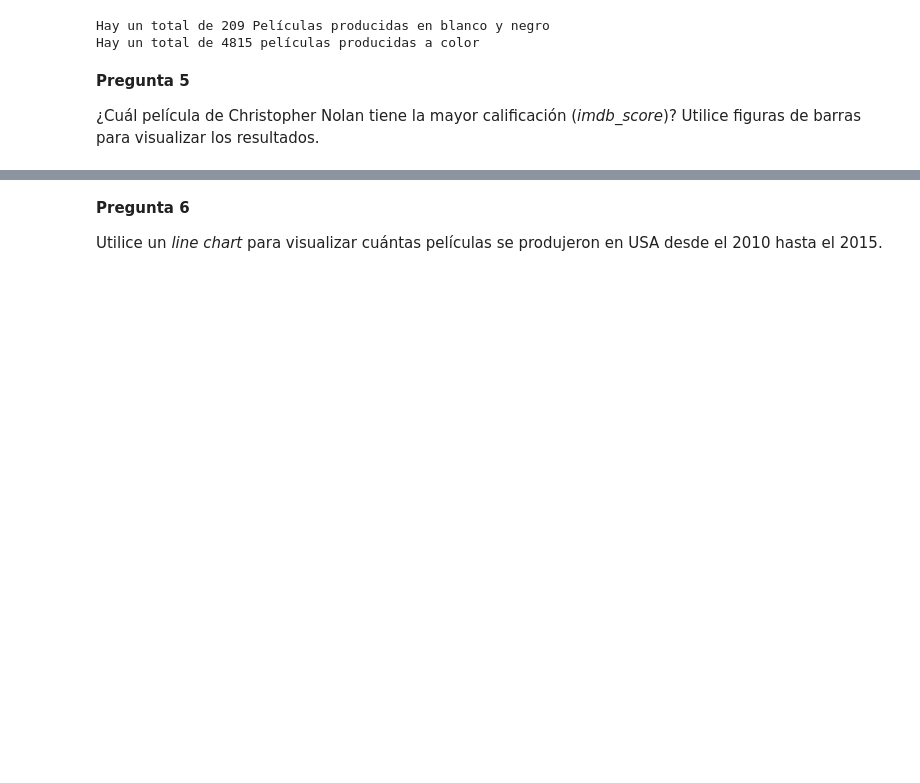
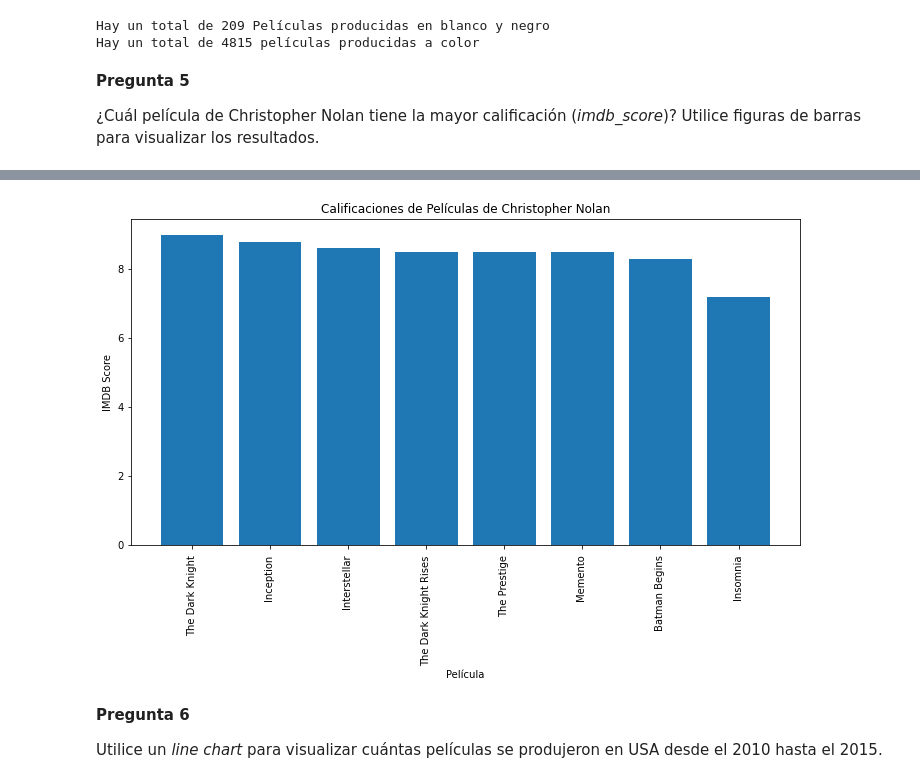
Before and after one commit to dgonzalezt2/IMDBAnalytics, a Jupyter notebook: IMDBAnalyticsColab/IMDBAnalyticsColab_Workshop.ipynb, the cells around one changed output, grey strips where cells are left out. Cells and saved outputs as stored; diff of their text form; code cells hidden in the pictures; blank space fills up the shorter version.

```diff
--- a/IMDBAnalyticsColab/IMDBAnalyticsColab_Workshop.ipynb
+++ b/IMDBAnalyticsColab/IMDBAnalyticsColab_Workshop.ipynb
@@ -208,3 +204,31 @@ SyntaxError: ignored
+# %%
+#Espacio para el código de la pregunta 5
+# Filtrar las películas dirigidas por Christopher Nolan
+
+# Seleccionar todas las películas de Christopher Nolan
+nolan_movies = df[df['director_name'] == 'Christopher Nolan']
+
+# Ordenar las películas por imdb_score de forma descendente
+nolan_movies = nolan_movies.sort_values(by='imdb_score', ascending=False)
+
+# Crear un gráfico de barras con los imdb_scores y los títulos de las películas
+plt.bar(nolan_movies['movie_title'], nolan_movies['imdb_score'])
+
+# Rotar las etiquetas del eje x para que se lean verticalmente
+plt.xticks(rotation=90)
+
+# Ajustar el tamaño de la figura para que los títulos de las películas no se superpongan
+plt.gcf().set_size_inches(12, 6)
+
+# Configurar el título y las etiquetas de los ejes
+plt.title('Calificaciones de Películas de Christopher Nolan')
+plt.xlabel('Película')
+plt.ylabel('IMDB Score')
+
+# Mostrar la figura
+plt.show()
+# %% [output]
+[figure, added]
 # %% [markdown]
 **Pregunta 6**
 
```
Also changed, not shown: parts of 3 cells of this notebook.
